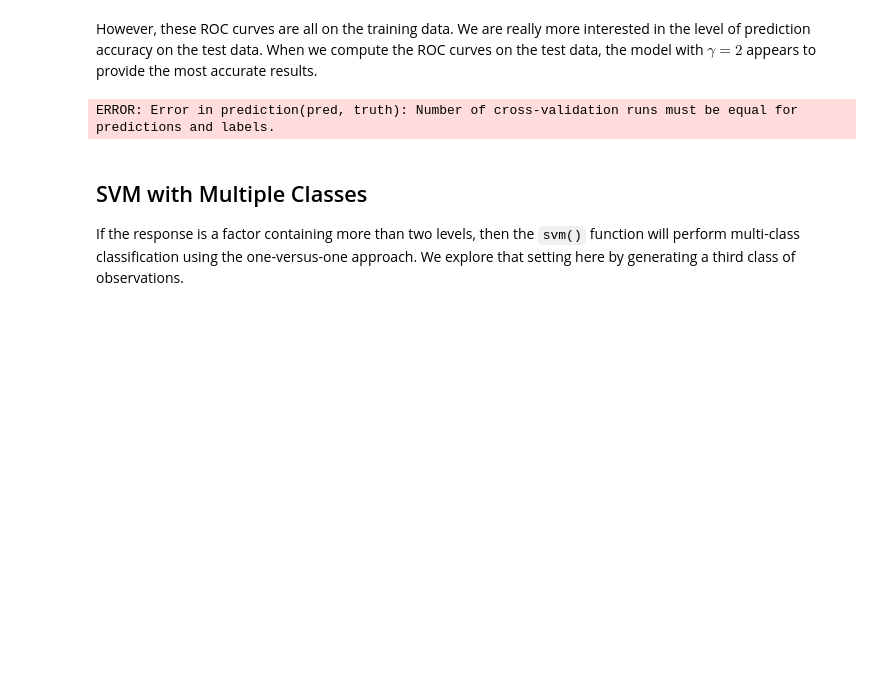
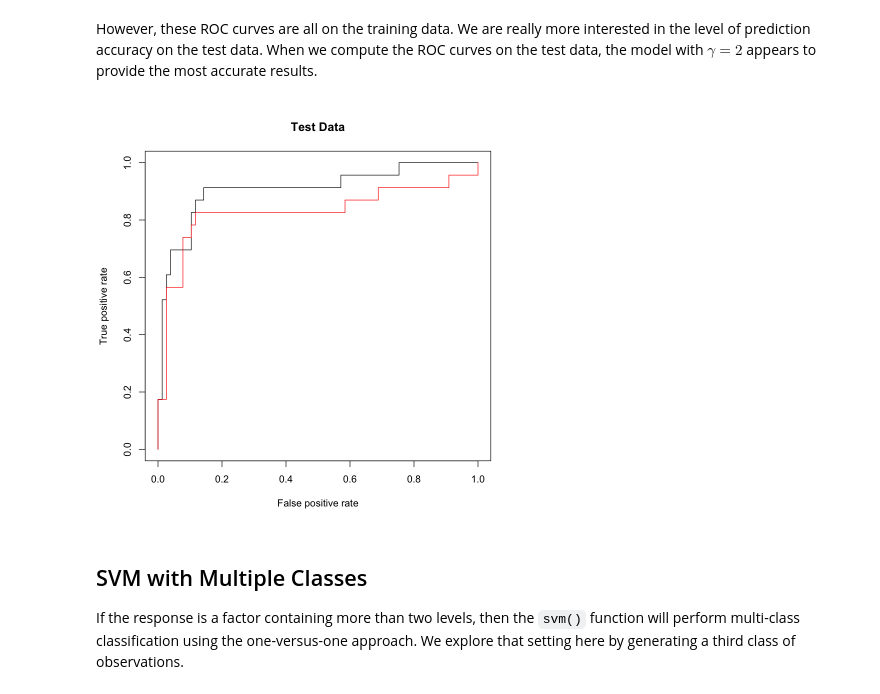
Before and after one commit to MoJabeen/DataScience_Nts, a Jupyter notebook: Notebooks/Support Vector Machines (R).ipynb, the cells around one changed output. Saved outputs shown, nothing was run; the diff lists cells and outputs as text; code cells hidden in the pictures; blank space fills up the shorter version.

```diff
--- a/Notebooks/Support Vector Machines (R).ipynb
+++ b/Notebooks/Support Vector Machines (R).ipynb
@@ -456,16 +504,13 @@ ERROR: Error in prediction(pred, truth): Number of cross-validation runs must be
 # %% [markdown]
 However, these ROC curves are all on the training data. We are really more interested in the level of prediction accuracy on the test data. When we compute the ROC curves on the test data, the model with $\gamma=2$ appears to provide the most accurate results.
 # %%
-fitted <- attributes(
-    predict(svmfit.opt, dat[-train, ], decision.values = T)
-  )$decision.values
 rocplot(-fitted, dat[-train, "y"], main = "Test Data")
 fitted <- attributes(
     predict(svmfit.flex, dat[-train, ], decision.values = T)
   )$decision.values
 rocplot(-fitted, dat[-train, "y"], add = T, col = "red")
 # %% [output]
-ERROR: Error in prediction(pred, truth): Number of cross-validation runs must be equal for predictions and labels.
+[figure, added]
 # %% [markdown]
 ## SVM with Multiple Classes
 
```
Also changed, not shown: parts of 15 cells of this notebook, 6 other files.
